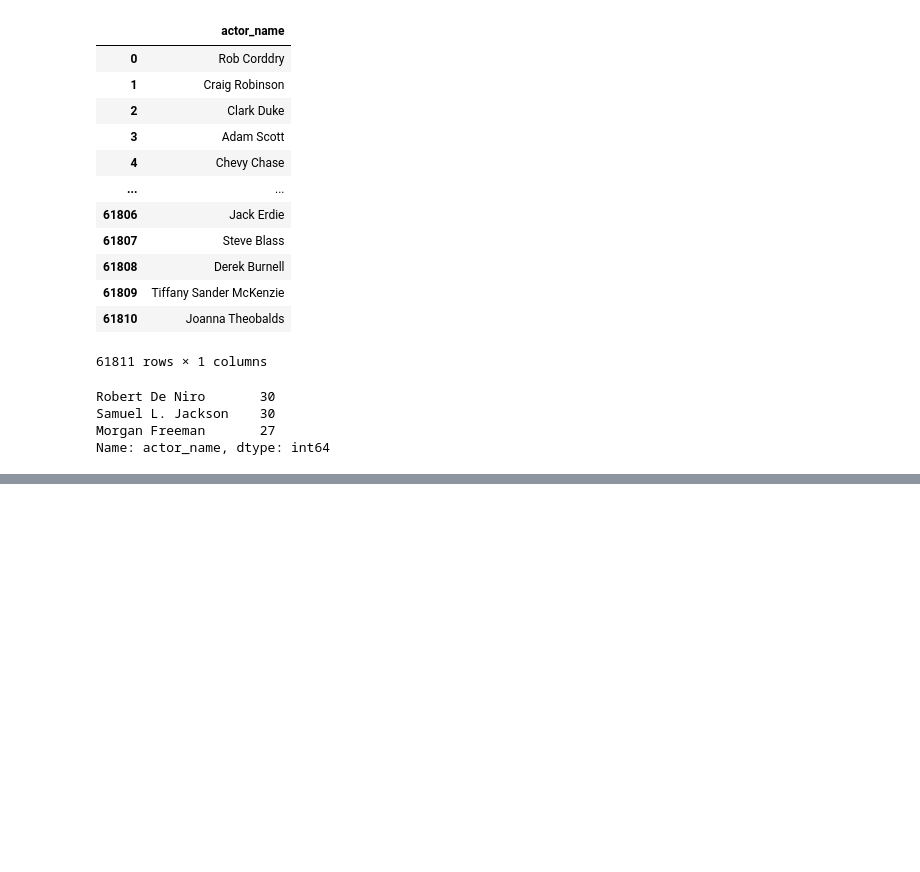
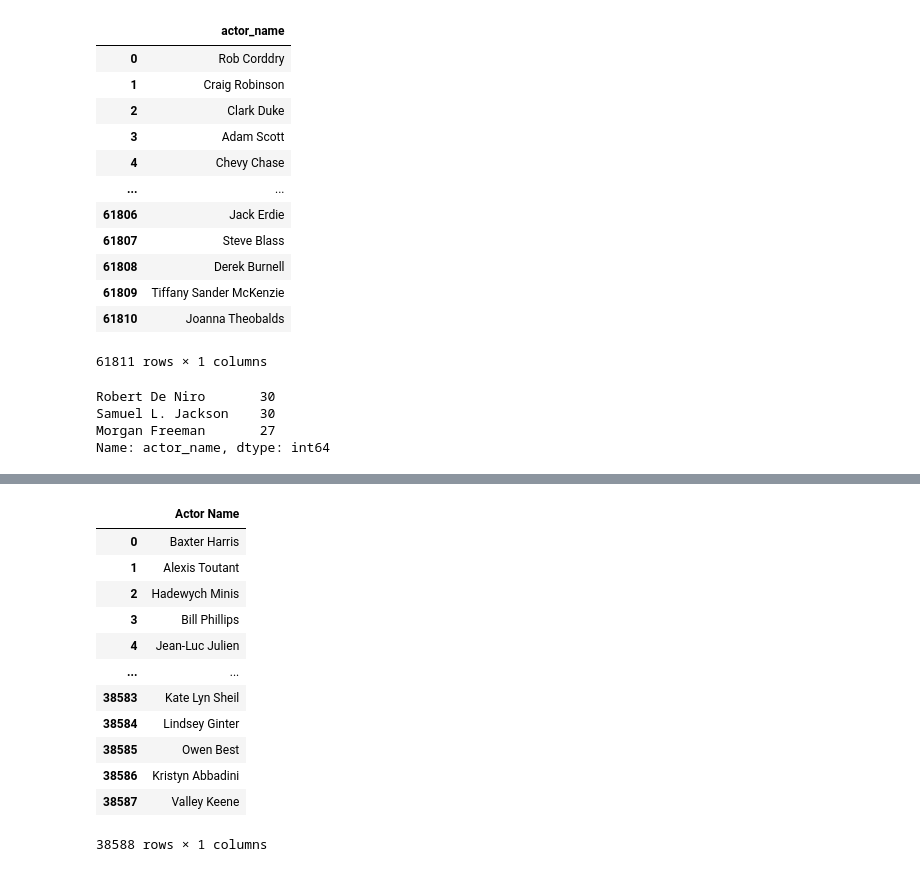
Before and after one commit to rishabhk1501/EDA-on-IMDB-Dataset, a Jupyter notebook: EDA_on_IMDB_Dataset.ipynb, the cells around one changed output, grey strips where cells are left out. Saved outputs shown, nothing was run; the diff lists cells and outputs as text; code cells hidden in the pictures; blank space fills up the shorter version.

```diff
--- a/EDA_on_IMDB_Dataset.ipynb
+++ b/EDA_on_IMDB_Dataset.ipynb
@@ -700,0 +793,16 @@ Name: actor_name, dtype: int64
+# %%
+actor_df
+# %% [output]
+|  | Actor Name |
+| 0 | Baxter Harris |
+| 1 | Alexis Toutant |
+| 2 | Hadewych Minis |
+| 3 | Bill Phillips |
+| 4 | Jean-Luc Julien |
+| ... | ... |
+| 38583 | Kate Lyn Sheil |
+| 38584 | Lindsey Ginter |
+| 38585 | Owen Best |
+| 38586 | Kristyn Abbadini |
+| 38587 | Valley Keene |
+38588 rows × 1 columns
```
Also changed, not shown: parts of 27 cells of this notebook.
